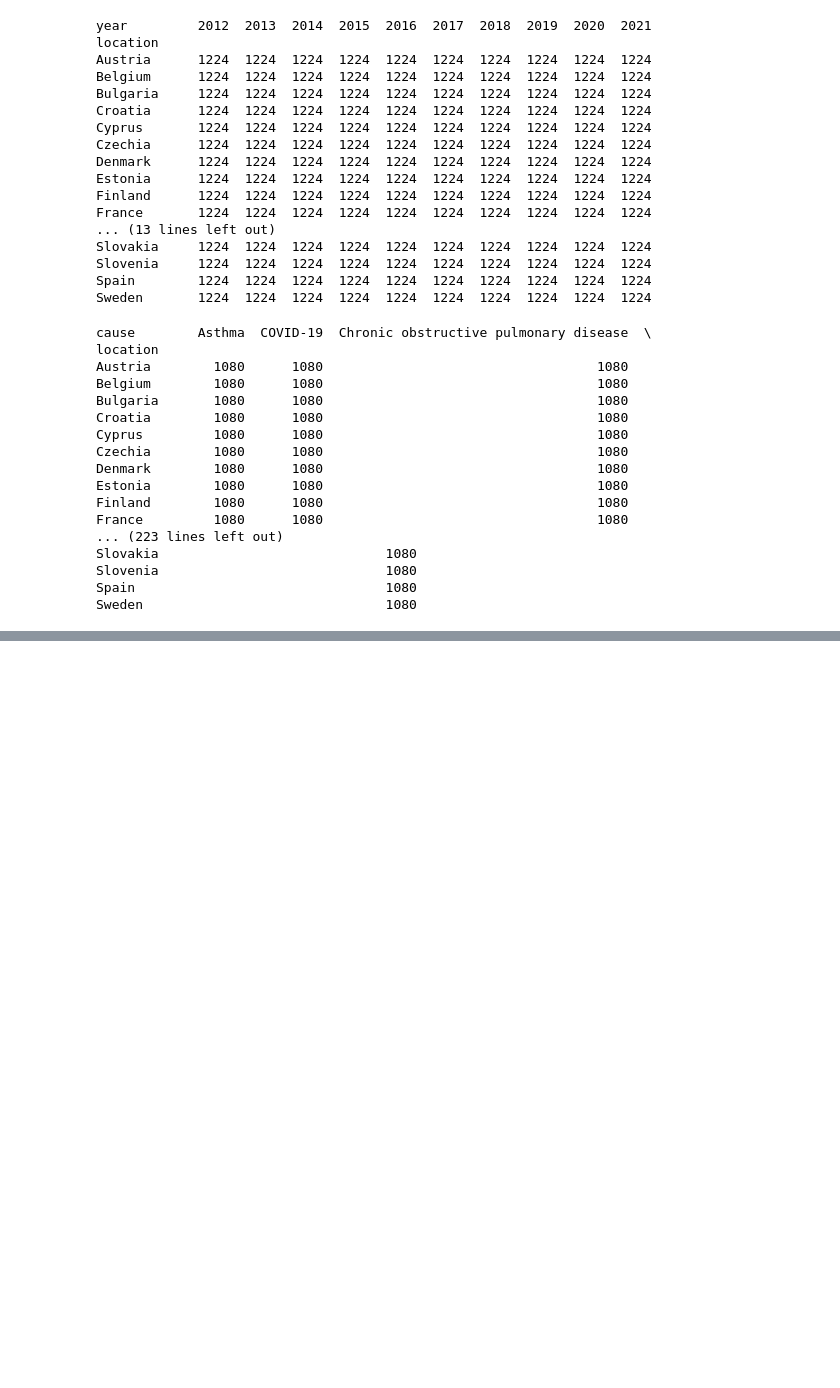
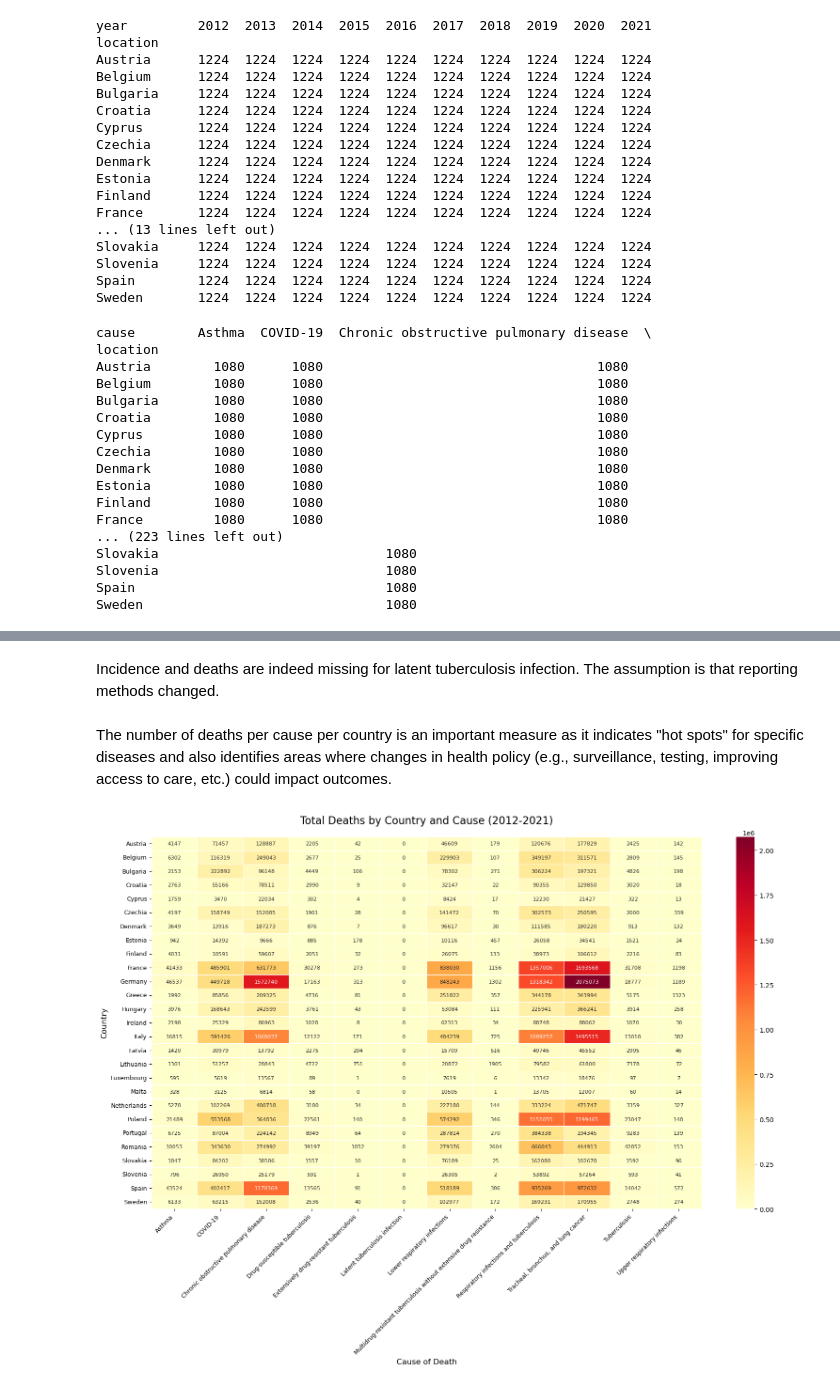
Before and after one commit to chrislagamba/Python-Data-Analysis, a Jupyter notebook: Respiratory Causes of Death - EU-27 - 2012-2021/EU_respiratory_deaths_2012_2021.ipynb, the cells around one changed output, grey strips where cells are left out. Saved outputs shown, nothing was run; the diff lists cells and outputs as text; code cells hidden in the pictures; blank space fills up the shorter version.

```diff
--- a/Respiratory Causes of Death - EU-27 - 2012-2021/EU_respiratory_deaths_2012_2021.ipynb
+++ b/Respiratory Causes of Death - EU-27 - 2012-2021/EU_respiratory_deaths_2012_2021.ipynb
@@ -338,0 +273,48 @@ print(ltbi_report)
+# %% [markdown]
+Incidence and deaths are indeed missing for latent tuberculosis infection. The assumption is that reporting methods changed.
+# %% [markdown]
+The number of deaths per cause per country is an important measure as it indicates "hot spots" for specific diseases and also identifies areas where changes in health policy (e.g., surveillance, testing, improving access to care, etc.) could impact outcomes.
+# %%
+# Heatmap to compare the number of deaths per cause per country
+
+# Filter for death records
+gbd_deaths = gbd[gbd['measure'] == 'Deaths']
+
+# Create a pivot table: countries vs causes
+pivot_table = pd.pivot_table(
+    gbd_deaths,
+    index='location',      # Rows: Countries
+    columns='cause',       # Columns: Causes
+    values='val',          # Will use the reported value instead of the standard deviation for simplicity
+    aggfunc='sum'         # Sum death counts for each country-cause combination
+    #fill_value=0           # Fill missing combinations with 0
+)
+
+# For large datasets - focus on top entries
+# top_countries = pivot_table.sum(axis=1).sort_values(ascending=False).head(20).index
+# top_causes = pivot_table.sum().sort_values(ascending=False).head(15).index
+# pivot_table = pivot_table.loc[top_countries, top_causes]
+# %%
+plt.figure(figsize=(16, 12))  # Adjust size based on data density
+
+# Create heatmap with annotations
+ax = sns.heatmap(
+    pivot_table,
+    annot=True,            # Show numbers in cells
+    fmt=".0f",             # Format as integers
+    cmap="YlOrRd",         # Yellow-Orange-Red color scale
+    linewidths=.5,         # Add grid lines
+    annot_kws={"size": 8}  # Annotation font size
+)
+
+# Customize labels
+plt.title("Total Deaths by Country and Cause (2012-2021)", fontsize=16, pad=20)
+plt.xlabel("Cause of Death", fontsize=12)
+plt.ylabel("Country", fontsize=12)
+plt.xticks(rotation=45, ha="right", fontsize=9)
+plt.yticks(fontsize=9)
+
+plt.tight_layout()
+plt.show()
+# %% [output]
+[figure, added]
```
Also changed, not shown: parts of 21 cells of this notebook.
